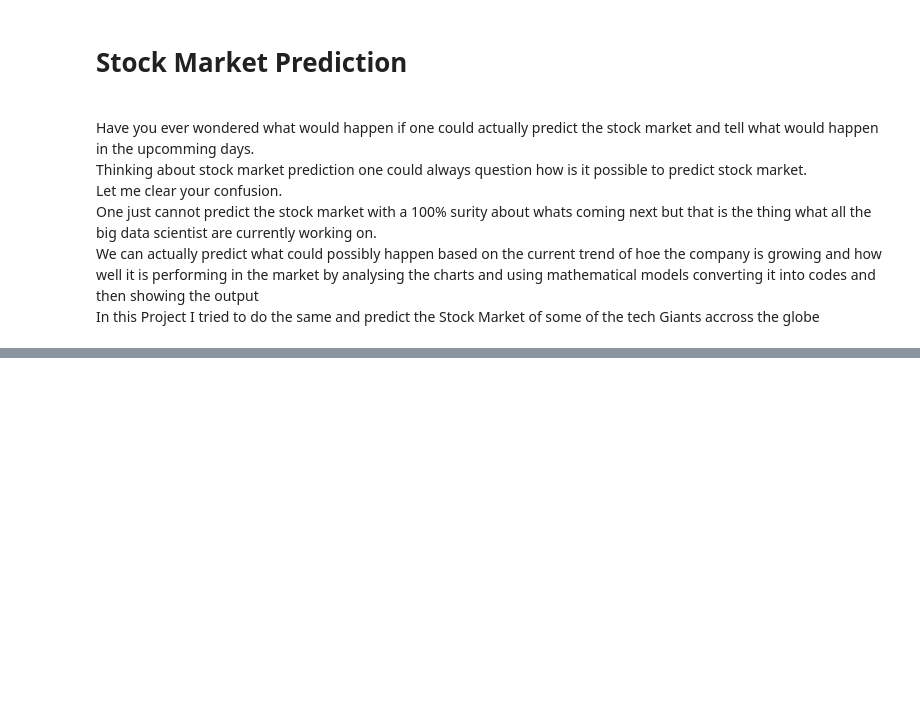
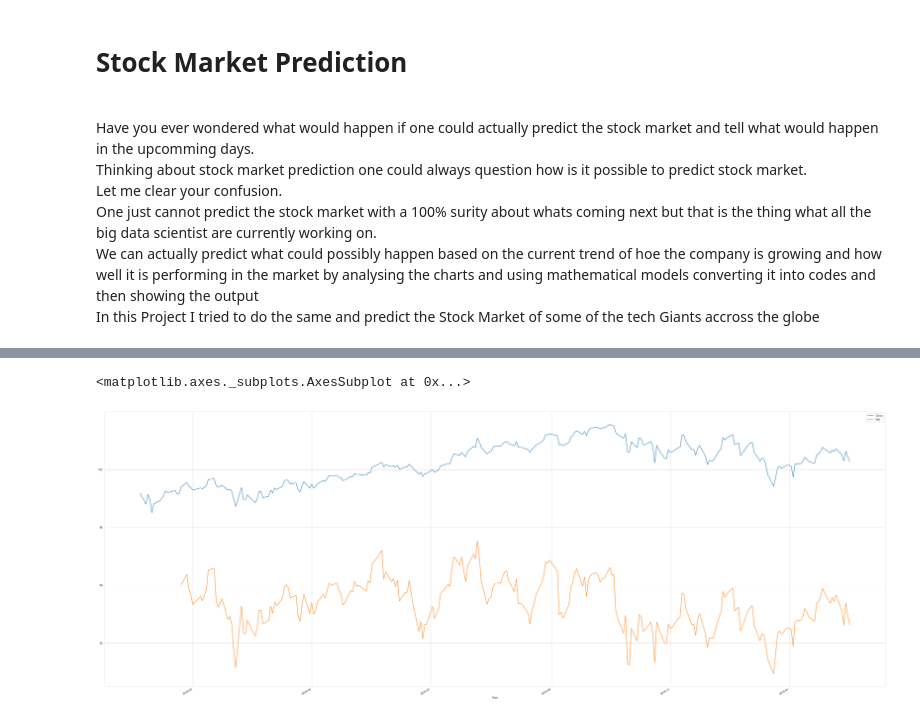
Before and after one commit to mufaddalnaya/Stock-Market-Prediction, a Jupyter notebook: Stock Market Prediction.ipynb, the cells around one changed output, grey strips where cells are left out. Cells and saved outputs as stored; diff of their text form; code cells hidden in the pictures; blank space fills up the shorter version.

```diff
--- a/Stock Market Prediction.ipynb
+++ b/Stock Market Prediction.ipynb
@@ -102,0 +118,15 @@ MSFT[['Close','MACD']].plot(subplots=False,figsize=(50,20))
+# %%
+#7 Relative Strength Index (RSI)
+rsiVal=14
+diffrence = MSFT['Close'].diff()
+gain = diffrence.mask(diffrence < 0, 0)
+loss = diffrence.mask(diffrence > 0, 0)
+avgGain = gain.ewm(com=rsiVal-1 ,min_periods=rsiVal).mean()
+avgLoss = loss.ewm(com=rsiVal-1 ,min_periods=rsiVal).mean()
+rs = abs(avgGain/avgLoss)
+rsi = 100*(rs/(1+rs))
+MSFT['RSI'] = rsi
+MSFT[['Close','RSI']].plot(subplots=False,figsize=(50,20))
+# %% [output]
+<matplotlib.axes._subplots.AxesSubplot at 0x...>
+[figure, added]
```
Also changed, not shown: parts of 11 cells of this notebook, 5 other files.
